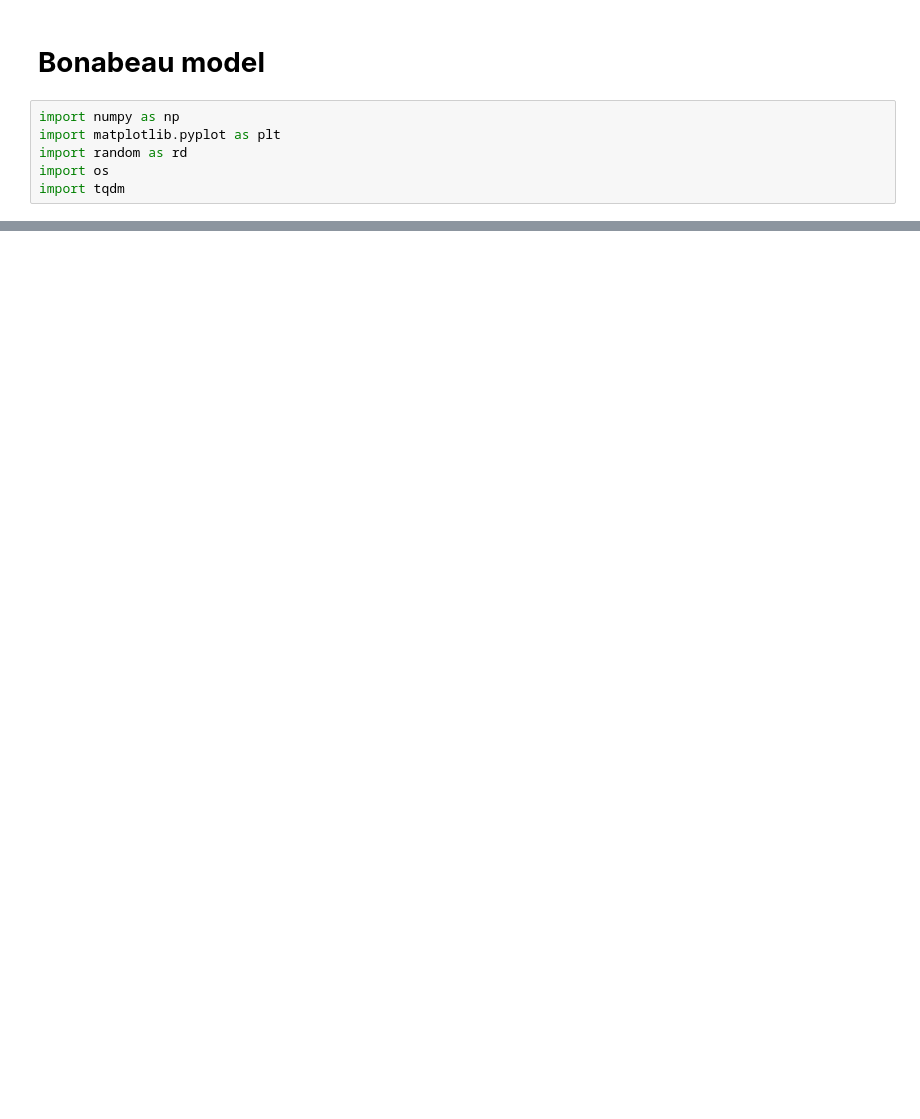
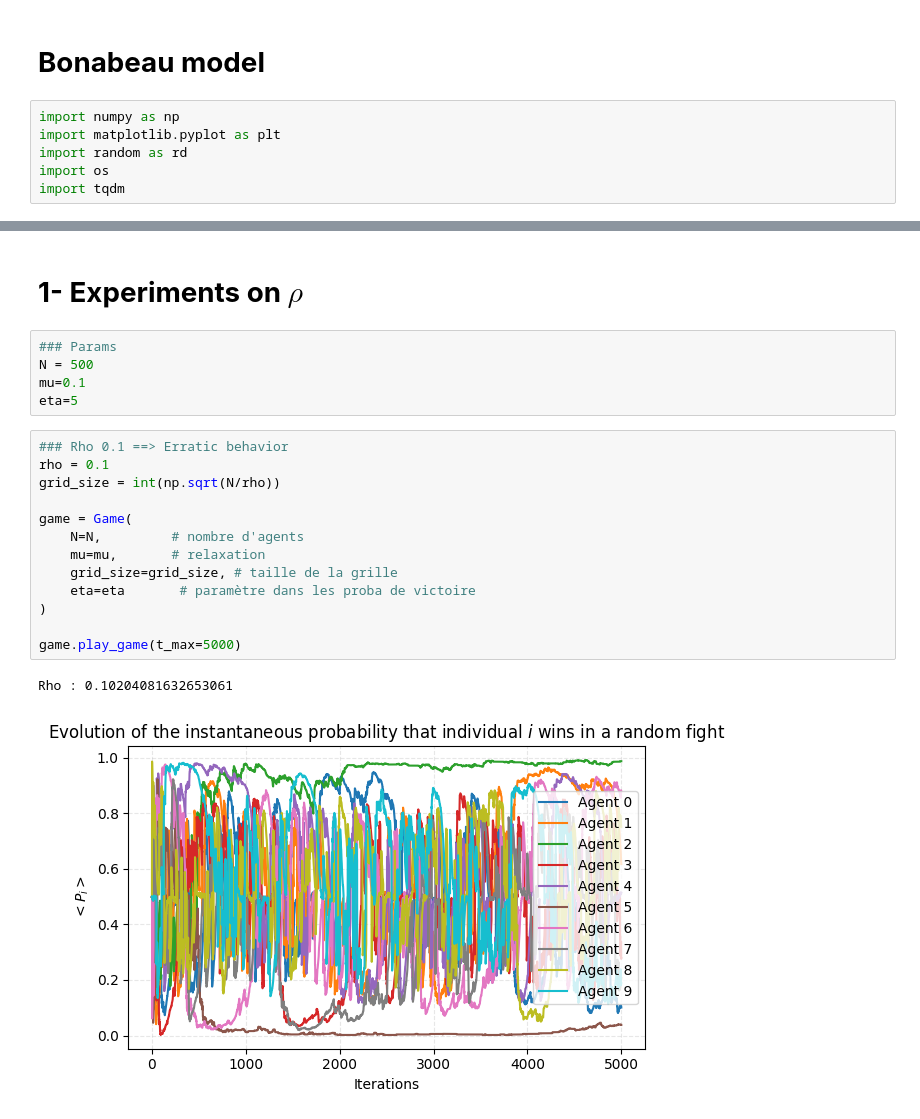
Before and after one commit to CorentinPernot/interactions, a Jupyter notebook: notebooks/bonabeau.ipynb, the cells around one changed output, grey strips where cells are left out. Cells and saved outputs as stored; diff of their text form; blank space fills up the shorter version.

```diff
--- a/notebooks/bonabeau.ipynb
+++ b/notebooks/bonabeau.ipynb
@@ -191 +277,24 @@ class Game:
+# %% [markdown]
+# **1- Experiments on $\rho$**
+# %%
+### Params
+N = 500
+mu=0.1
+eta=5
+# %%
+### Rho 0.1 ==> Erratic behavior
+rho = 0.1
+grid_size = int(np.sqrt(N/rho))
+
+game = Game(
+    N=N,         # nombre d'agents
+    mu=mu,       # relaxation
+    grid_size=grid_size, # taille de la grille
+    eta=eta       # paramètre dans les proba de victoire
+)
+
+game.play_game(t_max=5000)
+# %% [output]
+Rho : 0.10204081632653061
+[figure, added]
 # %%
```
Also changed, not shown: parts of 30 cells of this notebook.
